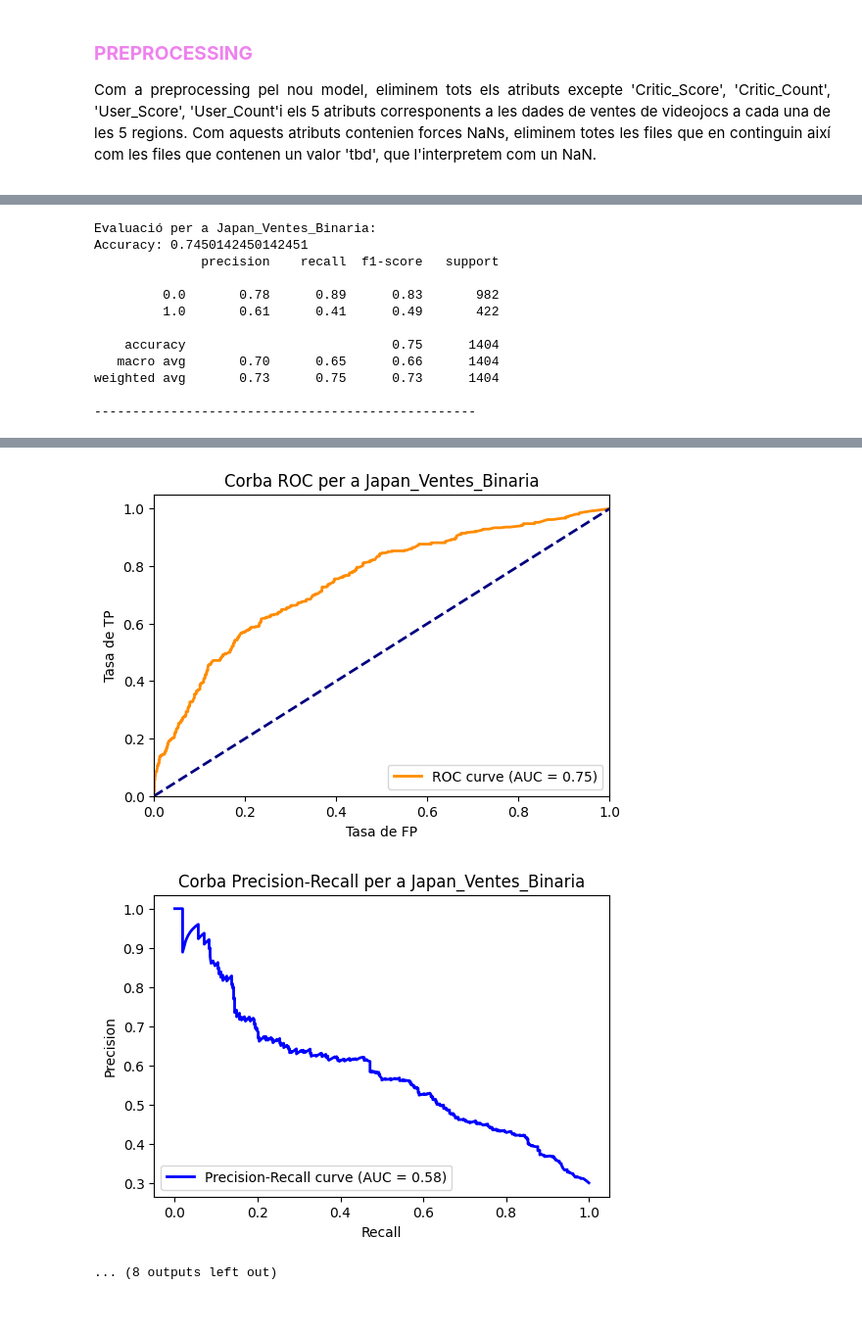
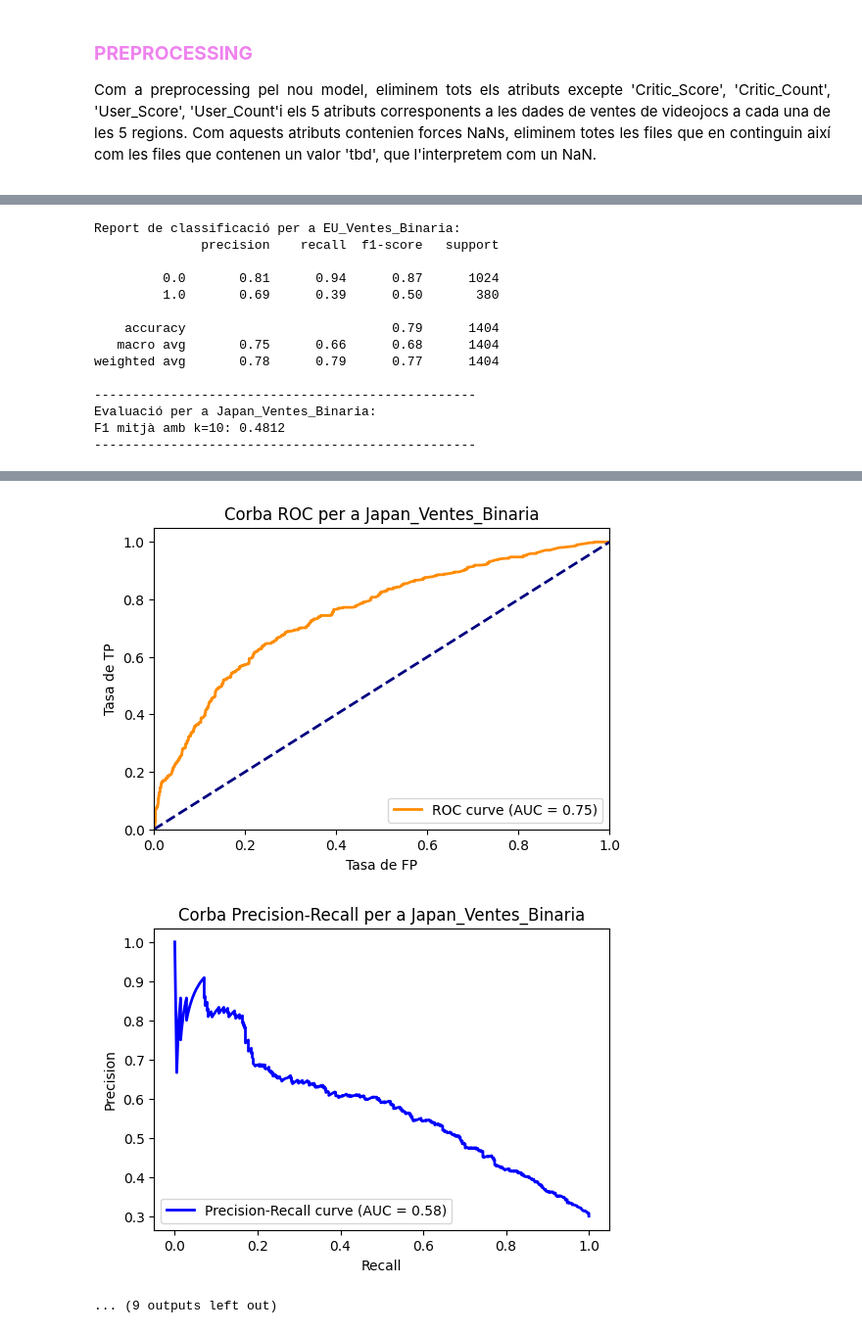
Before and after one commit to LuisVera1998/Cas-Kaggle-APC-1637397, a Jupyter notebook: Cas_Kaggle_1637397/Cas_Kaggle_1637397.ipynb, the cells around one changed output, grey strips where cells are left out. Shown at 98% size. Cells and saved outputs as stored; diff of their text form; code cells hidden in the pictures.

```diff
--- a/Cas_Kaggle_1637397/Cas_Kaggle_1637397.ipynb
+++ b/Cas_Kaggle_1637397/Cas_Kaggle_1637397.ipynb
@@ -672,7 +754,7 @@ target_columns = ['Global_Ventes_Binaria']
 #Llista de resultats
 best_results = []
 
-k = 7
+k = 3 #Baixo la k per disminuir el temps d'execució, pero les proves les he realitzat amb k = 10
 
 scoring = { #mètriques
     'accuracy': 'accuracy',
@@ -742,29 +838,35 @@ Millors resultats:
 # %%
 target_columns = ['NA_Ventes_Binaria', 'EU_Ventes_Binaria', 'Japan_Ventes_Binaria', 'Global_Ventes_Binaria', 'Other_Ventes_Binaria']
 
+k = 10
 for target in target_columns:
 
+    # Preparar les característiques (X) i l'objectiu (y)
     X = df_sense_atributs[['Critic_Score', 'User_Score','Critic_Count','User_Count']]
     y = df_sense_atributs[target]
 
-
+    # Dividir en conjunt d'entrenament i test
     X_train, X_test, y_train, y_test = train_test_split(X, y, test_size=0.2, random_state=42)
 
+    # Model RandomForest
+    model = RandomForestClassifier(max_depth=20, n_estimators=100, random_state=42)
 
-    model = RandomForestClassifier(max_depth=20, n_estimators=100, random_state=42)
-    model.fit(X_train, y_train)
+    # Validació creuada
+    cv_results = cross_validate(model, X_train, y_train, cv=k, scoring='f1', return_estimator=True)
 
-    # Fer prediccions
-    y_pred = model.predict(X_test)
-    y_pred_prob = model.predict_proba(X_test)[:, 1]
-
-    # Evaluar el model
+    # Mostrar resultats de la validació creuada
     print(f"Evaluació per a {target}:")
-    print("Accuracy:", accuracy_score(y_test, y_pred))
-    print(classification_report(y_test, y_pred))
+    print(f"F1 mitjà amb k={k}: {cv_results['test_score'].mean():.4f}")
     print("-" * 50)
 
-    # Matriu de Confusió
+    # Seleccionar el millor model (basat en el F1 score de la validació creuada)
+    best_model = cv_results['estimator'][np.argmax(cv_results['test_score'])]
+
+    # Fer prediccions amb el millor model seleccionat sobre les dades de test
+    y_pred = best_model.predict(X_test)
+    y_pred_prob = best_model.predict_proba(X_test)[:, 1]
+
+    # Matriu de confusió
     cm = confusion_matrix(y_test, y_pred)
     plt.figure(figsize=(6, 4))
     sns.heatmap(cm, annot=True, fmt='d', cmap='Blues', xticklabels=['Ventes Baixes', 'Ventes Altes'], yticklabels=['Ventes Baixes', 'Ventes Altes'])
@@ -787,7 +889,7 @@ for target in target_columns:
     plt.legend(loc='lower right')
     plt.show()
 
-    # PR
+    # Corba Precision-Recall
     precision, recall, _ = precision_recall_curve(y_test, y_pred_prob)
     pr_auc = auc(recall, precision)
     plt.figure(figsize=(6, 4))
@@ -797,5 +899,10 @@ for target in target_columns:
     plt.title(f'Corba Precision-Recall per a {target}')
     plt.legend(loc='lower left')
     plt.show()
+
+    # Report de classificació
+    print(f"Report de classificació per a {target}:")
+    print(classification_report(y_test, y_pred))
+    print("-" * 50)
 # %% [output]
 Evaluació per a NA_Ventes_Binaria:
@@ -831,16 +931,18 @@ weighted avg       0.78      0.79      0.77      1404
-Evaluació per a Japan_Ventes_Binaria:
-Accuracy: 0.7450142450142451
+Report de classificació per a EU_Ventes_Binaria:
               precision    recall  f1-score   support
 
-         0.0       0.78      0.89      0.83       982
-         1.0       0.61      0.41      0.49       422
+         0.0       0.81      0.94      0.87      1024
+         1.0       0.69      0.39      0.50       380
 
-    accuracy                           0.75      1404
-   macro avg       0.70      0.65      0.66      1404
-weighted avg       0.73      0.75      0.73      1404
+    accuracy                           0.79      1404
+   macro avg       0.75      0.66      0.68      1404
+weighted avg       0.78      0.79      0.77      1404
 
 --------------------------------------------------
+Evaluació per a Japan_Ventes_Binaria:
+F1 mitjà amb k=10: 0.4812
+--------------------------------------------------
 [figure]
-[figure, old version]
+[figure, new version]
-[figure, old version]
+[figure, new version]
-... (8 outputs left out)
+... (9 outputs left out)
```
Also changed, not shown: parts of 15 cells of this notebook.
